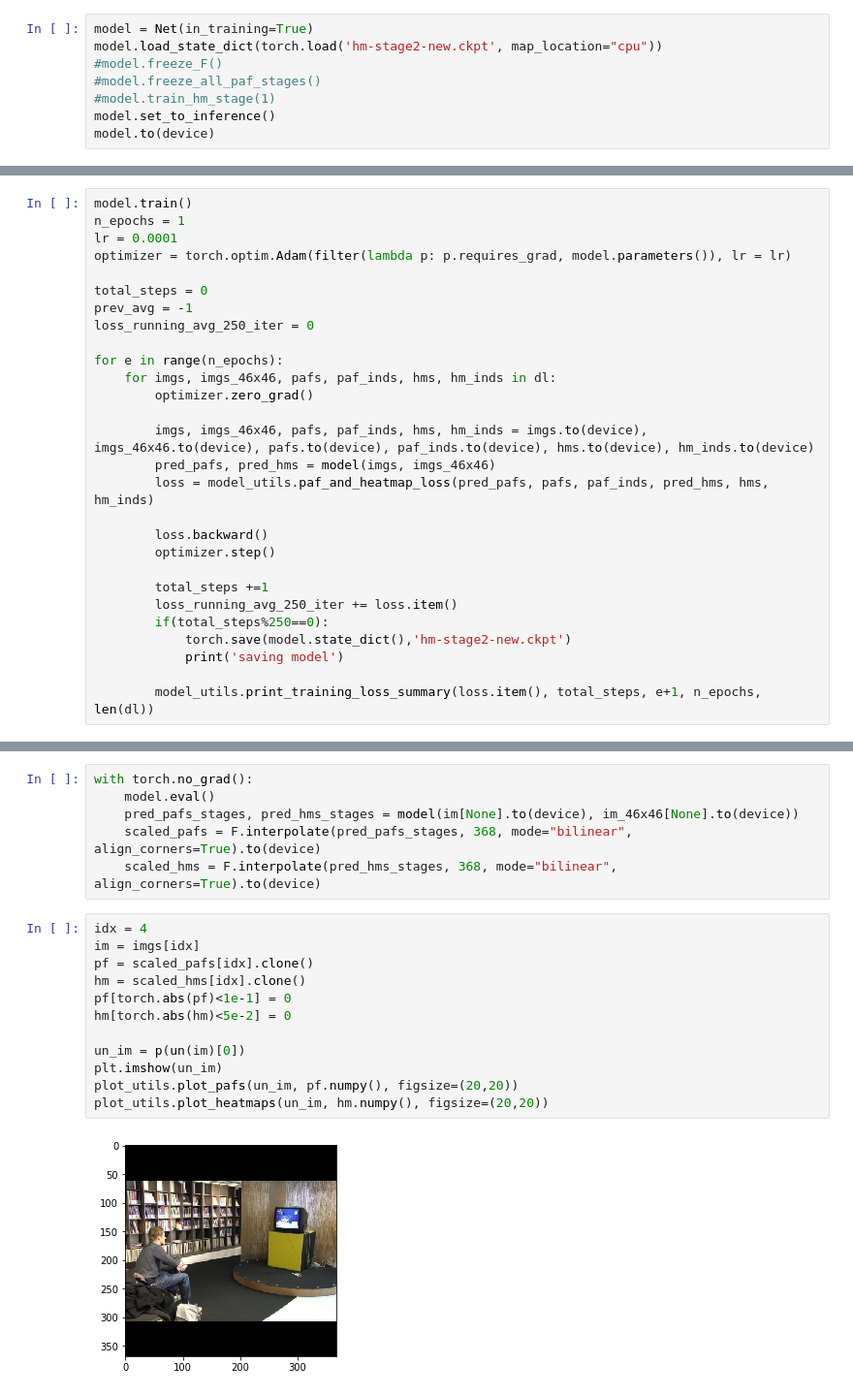
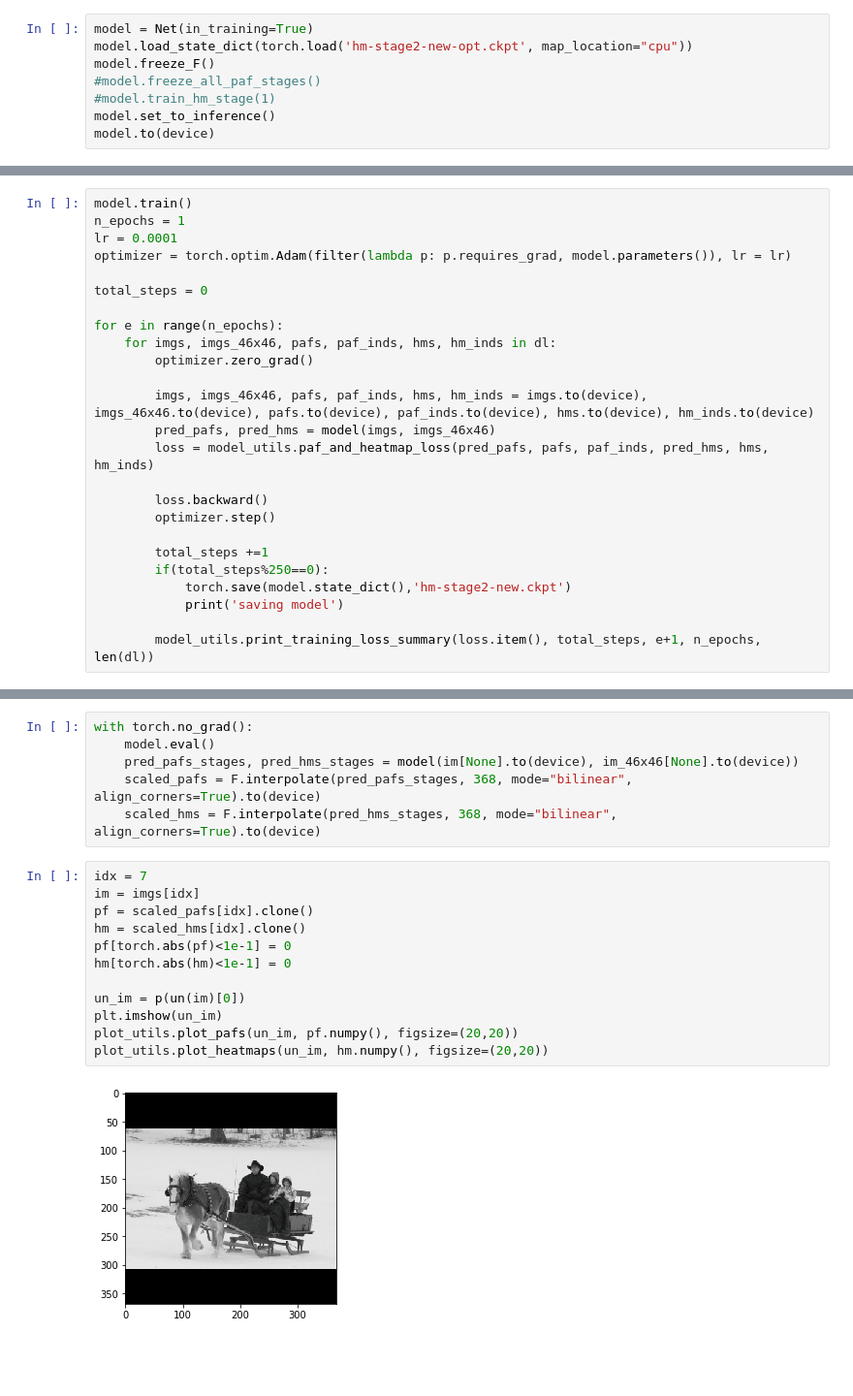
Before and after one commit to Nitish565/yoga-pose-estimation, a Jupyter notebook: COCO/Untitled.ipynb, the cells around one changed output, grey strips where cells are left out. Shown at 97% size. Cells and saved outputs as stored; diff of their text form; blank space fills up the shorter version.

```diff
--- a/COCO/Untitled.ipynb
+++ b/COCO/Untitled.ipynb
@@ -70,8 +70,8 @@ Wall time: 293 ms
 #model.set_to_inference()
 # %%
 model = Net(in_training=True)
-model.load_state_dict(torch.load('hm-stage2-new.ckpt', map_location="cpu"))
-#model.freeze_F()
+model.load_state_dict(torch.load('hm-stage2-new-opt.ckpt', map_location="cpu"))
+model.freeze_F()
 #model.freeze_all_paf_stages()
 #model.train_hm_stage(1)
 model.set_to_inference()
@@ -111,8 +111,6 @@ lr = 0.0001
 optimizer = torch.optim.Adam(filter(lambda p: p.requires_grad, model.parameters()), lr = lr)
 
 total_steps = 0
-prev_avg = -1
-loss_running_avg_250_iter = 0
 
 for e in range(n_epochs):
     for imgs, imgs_46x46, pafs, paf_inds, hms, hm_inds in dl:
@@ -126,7 +124,6 @@ for e in range(n_epochs):
         optimizer.step()
 
         total_steps +=1
-        loss_running_avg_250_iter += loss.item()
         if(total_steps%250==0):
             torch.save(model.state_dict(),'hm-stage2-new.ckpt')
             print('saving model')
@@ -167,16 +162,16 @@ with torch.no_grad():
     scaled_pafs = F.interpolate(pred_pafs_stages, 368, mode="bilinear", align_corners=True).to(device)
     scaled_hms = F.interpolate(pred_hms_stages, 368, mode="bilinear", align_corners=True).to(device)
 # %%
-idx = 4
+idx = 7
 im = imgs[idx]
 pf = scaled_pafs[idx].clone()
 hm = scaled_hms[idx].clone()
 pf[torch.abs(pf)<1e-1] = 0
-hm[torch.abs(hm)<5e-2] = 0
+hm[torch.abs(hm)<1e-1] = 0
 
 un_im = p(un(im)[0])
 plt.imshow(un_im)
 plot_utils.plot_pafs(un_im, pf.numpy(), figsize=(20,20))
 plot_utils.plot_heatmaps(un_im, hm.numpy(), figsize=(20,20))
 # %% [output]
-[figure, old version]
+[figure, new version]
```
Also changed, not shown: parts of 10 cells of this notebook, 3 other files.
